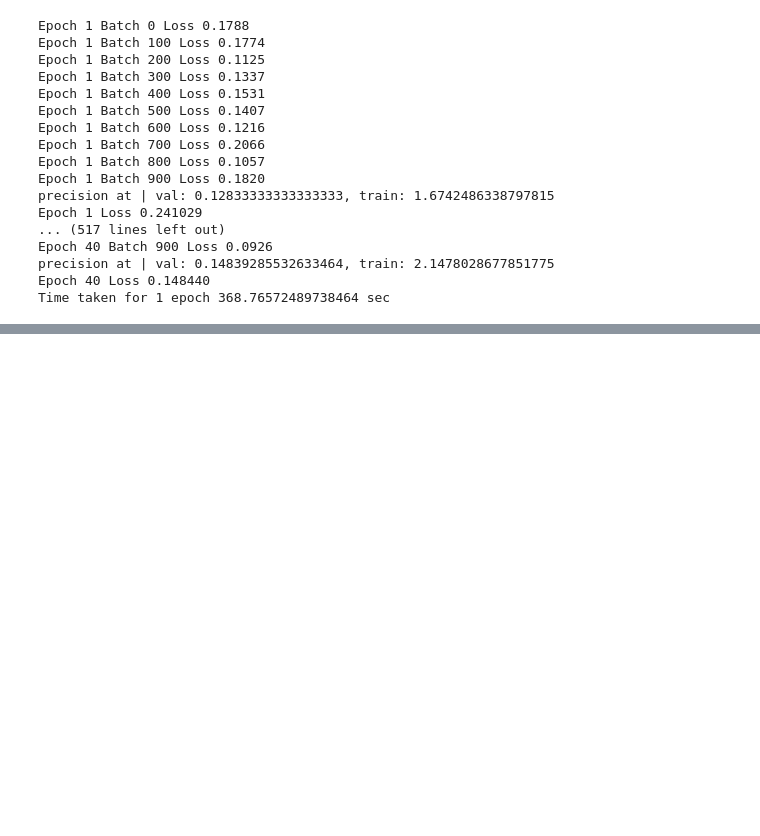
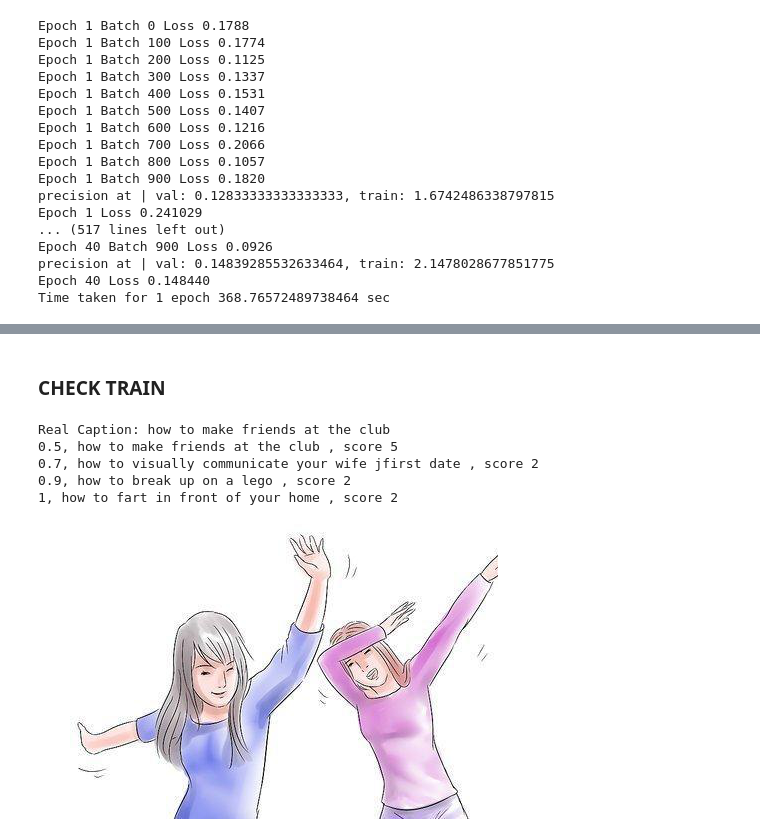
Before and after one commit to diff7/how_to_captions, a Jupyter notebook: looper_1024_embed.ipynb, the cells around one changed output, grey strips where cells are left out. Saved outputs shown, nothing was run; the diff lists cells and outputs as text; code cells hidden in the pictures; blank space fills up the shorter version.

```diff
--- a/looper_1024_embed.ipynb
+++ b/looper_1024_embed.ipynb
@@ -141,0 +195,28 @@ Time taken for 1 epoch 368.76572489738464 sec
+# %% [markdown]
+### CHECK TRAIN
+# %%
+#### captions on the validation set
+
+#img_name_val, cap_val
+rid = np.random.randint(0, len(captions_train))
+image = images_train[rid] #'./img.jpg' #
+real_caption = captions_train[rid]
+print ('Real Caption:', real_caption)
+
+at_k = 5 # use 5 first words to compute score
+seed = None #'▁cat'
+
+for t in [0.5,0.7,0.9,1]:
+    predicted_ids, a = looper.predict_one(image, t, argmax =2, seed=seed)
+    real_cap = set(real_caption.split(' '))
+    predicted_cap =  looper.tokenizer.decode(predicted_ids)
+    score = len(real_cap.intersection(set(predicted_cap.split(' ')[:at_k]))) #/len(word)
+    print(f"{t}, {predicted_cap}, score {score}")
+Image.open(image)
+# %% [output]
+Real Caption: how to make friends at the club
+0.5, how to make friends at the club , score 5
+0.7, how to visually communicate your wife jfirst date , score 2
+0.9, how to break up on a lego , score 2
+1, how to fart in front of your home , score 2
+[figure, added]
```
Also changed, not shown: parts of 3 cells of this notebook.
